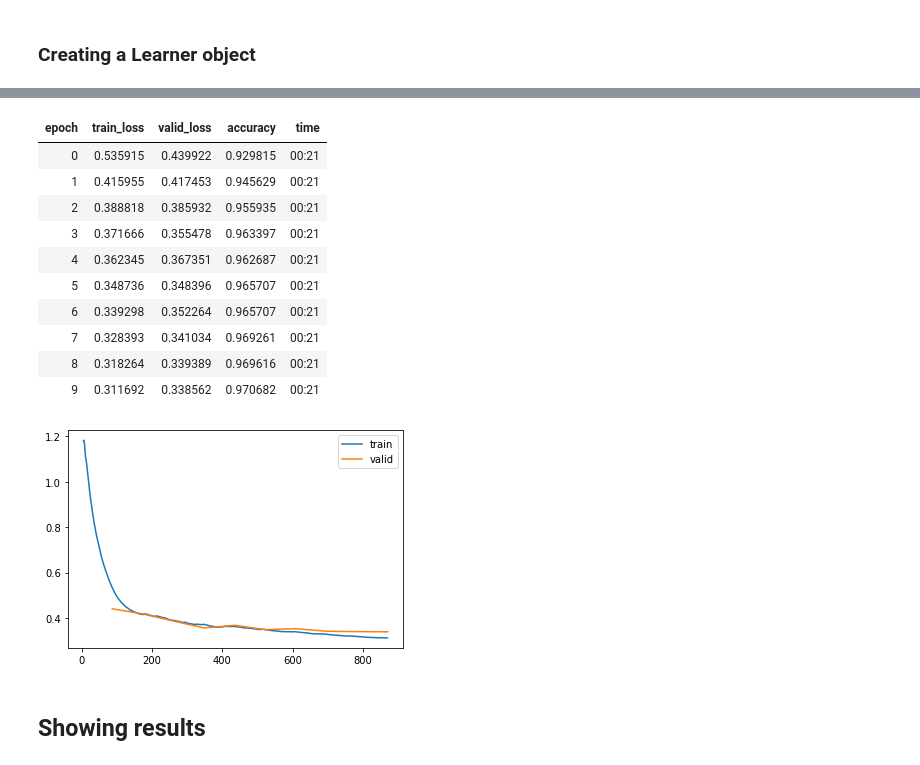
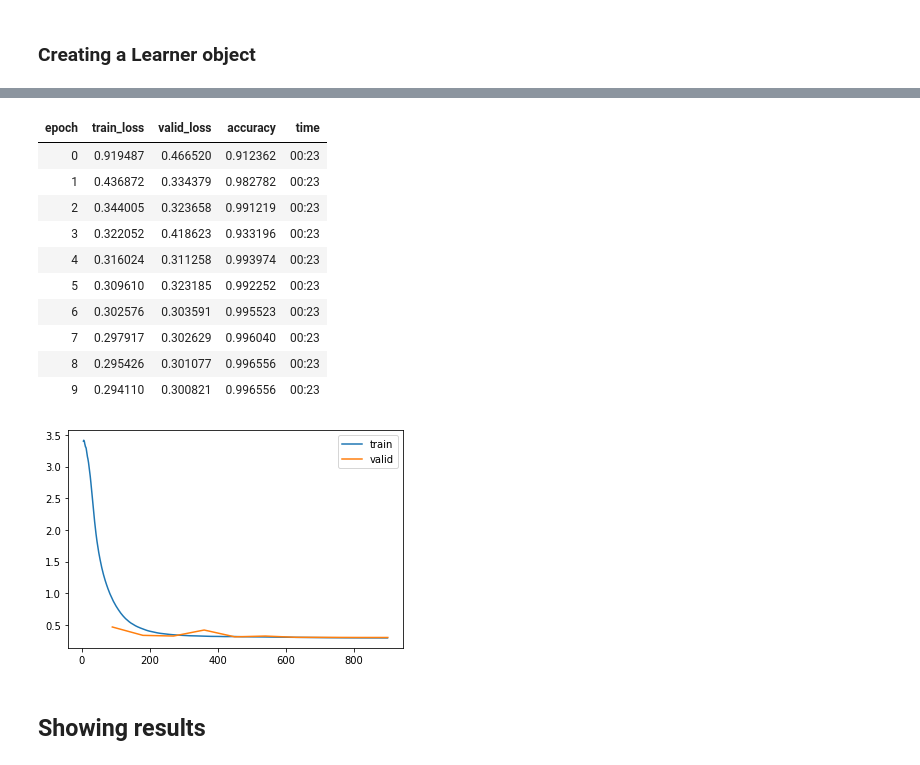
Before and after one commit to vrodriguezf/mlchaos, a Jupyter notebook: nbs/_motion_classification_time_series.ipynb, the cells around one changed output, grey strips where cells are left out. Cells and saved outputs as stored; diff of their text form; code cells hidden in the pictures.

```diff
--- a/nbs/_motion_classification_time_series.ipynb
+++ b/nbs/_motion_classification_time_series.ipynb
@@ -61,5 +79,7 @@ add_uncertainty_class = False # *
+# %%
+wandb.config.add_uncertainty_class = False
 # %%
-if not add_uncertainty_class:
+if not wandb.config.add_uncertainty_class:
     data.x = data.x[data.y != -1]
     data.y = data.y[data.y != -1]
 data
@@ -79,6 +97,8 @@ resampling_period = None # * Natural number. Set to None if no resampling is des
+# %%
+wandb.config.resampling_period = resampling_period
 # %%
-if resampling_period is not None:
-    data.x = data.x[:,:,::resampling_period]
+if wandb.config.resampling_period is not None:
+    data.x = data.x[:,:,::wandb.config.resampling_period]
     print(data)
 # %% [markdown]
 By default we use 80% random items from the data as training and 20% as validation
@@ -212,19 +195,19 @@ lr_min, lr_steep
 # %%
-learn.fit_one_cycle(10, lr_max=lr_steep*10)
+learn.fit_one_cycle(10, lr_max=3e-3, cbs=WandbCallback(log_preds=False))
 learn.recorder.plot_loss()
 # %% [output]
 | epoch | train_loss | valid_loss | accuracy | time |
-| 0 | 0.535915 | 0.439922 | 0.929815 | 00:21 |
-| 1 | 0.415955 | 0.417453 | 0.945629 | 00:21 |
-| 2 | 0.388818 | 0.385932 | 0.955935 | 00:21 |
-| 3 | 0.371666 | 0.355478 | 0.963397 | 00:21 |
-| 4 | 0.362345 | 0.367351 | 0.962687 | 00:21 |
-| 5 | 0.348736 | 0.348396 | 0.965707 | 00:21 |
-| 6 | 0.339298 | 0.352264 | 0.965707 | 00:21 |
-| 7 | 0.328393 | 0.341034 | 0.969261 | 00:21 |
-| 8 | 0.318264 | 0.339389 | 0.969616 | 00:21 |
-| 9 | 0.311692 | 0.338562 | 0.970682 | 00:21 |
+| 0 | 0.919487 | 0.466520 | 0.912362 | 00:23 |
+| 1 | 0.436872 | 0.334379 | 0.982782 | 00:23 |
+| 2 | 0.344005 | 0.323658 | 0.991219 | 00:23 |
+| 3 | 0.322052 | 0.418623 | 0.933196 | 00:23 |
+| 4 | 0.316024 | 0.311258 | 0.993974 | 00:23 |
+| 5 | 0.309610 | 0.323185 | 0.992252 | 00:23 |
+| 6 | 0.302576 | 0.303591 | 0.995523 | 00:23 |
+| 7 | 0.297917 | 0.302629 | 0.996040 | 00:23 |
+| 8 | 0.295426 | 0.301077 | 0.996556 | 00:23 |
+| 9 | 0.294110 | 0.300821 | 0.996556 | 00:23 |
-[figure, old version]
+[figure, new version]
 # %% [markdown]
 ## Showing results
 # %% [markdown]
```
Also changed, not shown: parts of 24 cells of this notebook, 13 other files.
